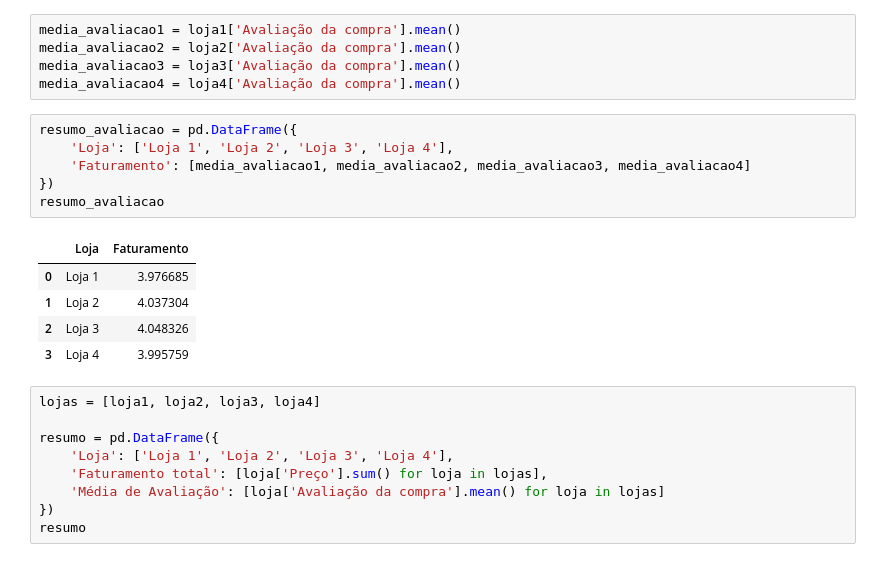
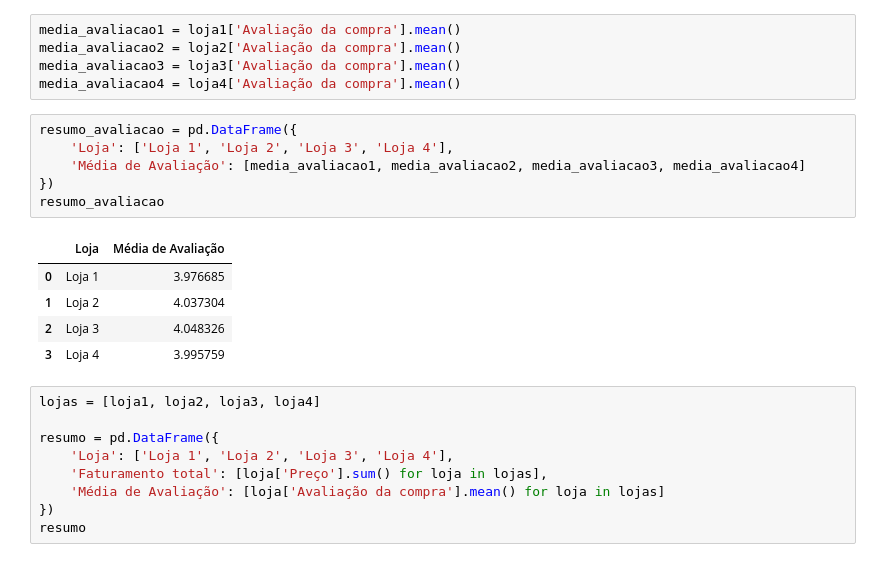
Before and after one commit to alexandrebarbosa-dev/desafioalurastore, a Jupyter notebook: AluraStoreBrasil.ipynb, the cells around one changed output. Cells and saved outputs as stored; diff of their text form.

```diff
--- a/AluraStoreBrasil.ipynb
+++ b/AluraStoreBrasil.ipynb
@@ -70,11 +70,11 @@ media_avaliacao4 = loja4['Avaliação da compra'].mean()
 # %%
 resumo_avaliacao = pd.DataFrame({
     'Loja': ['Loja 1', 'Loja 2', 'Loja 3', 'Loja 4'],
-    'Faturamento': [media_avaliacao1, media_avaliacao2, media_avaliacao3, media_avaliacao4]
+    'Média de Avaliação': [media_avaliacao1, media_avaliacao2, media_avaliacao3, media_avaliacao4]
 })
 resumo_avaliacao
 # %% [output]
-|  | Loja | Faturamento |
+|  | Loja | Média de Avaliação |
 | 0 | Loja 1 | 3.976685 |
 | 1 | Loja 2 | 4.037304 |
 | 2 | Loja 3 | 4.048326 |
```
Also changed, not shown: parts of 18 cells of this notebook.
